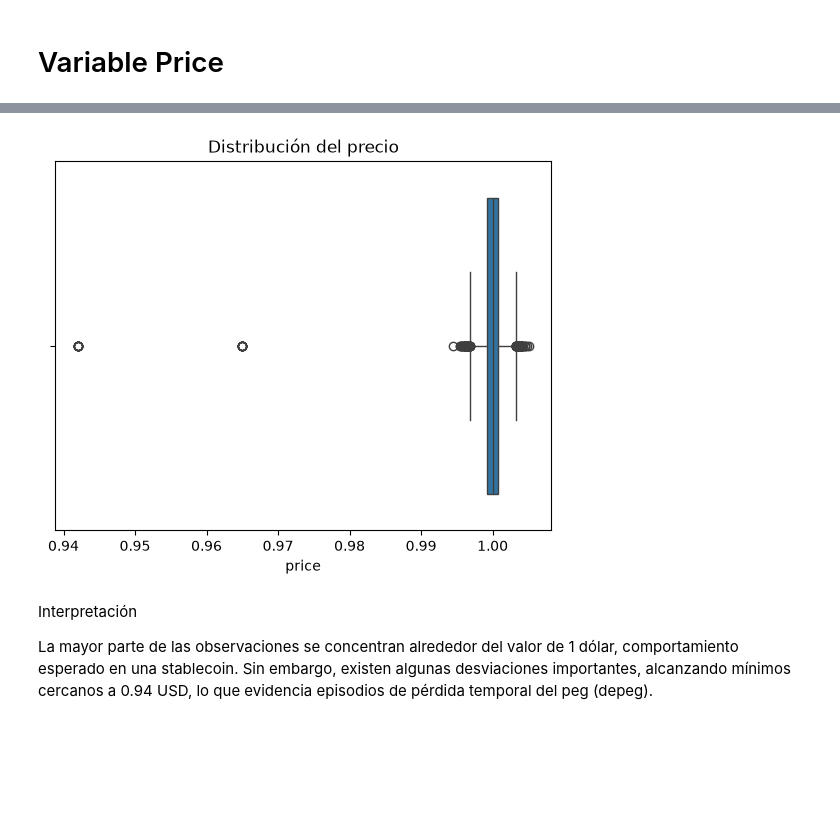
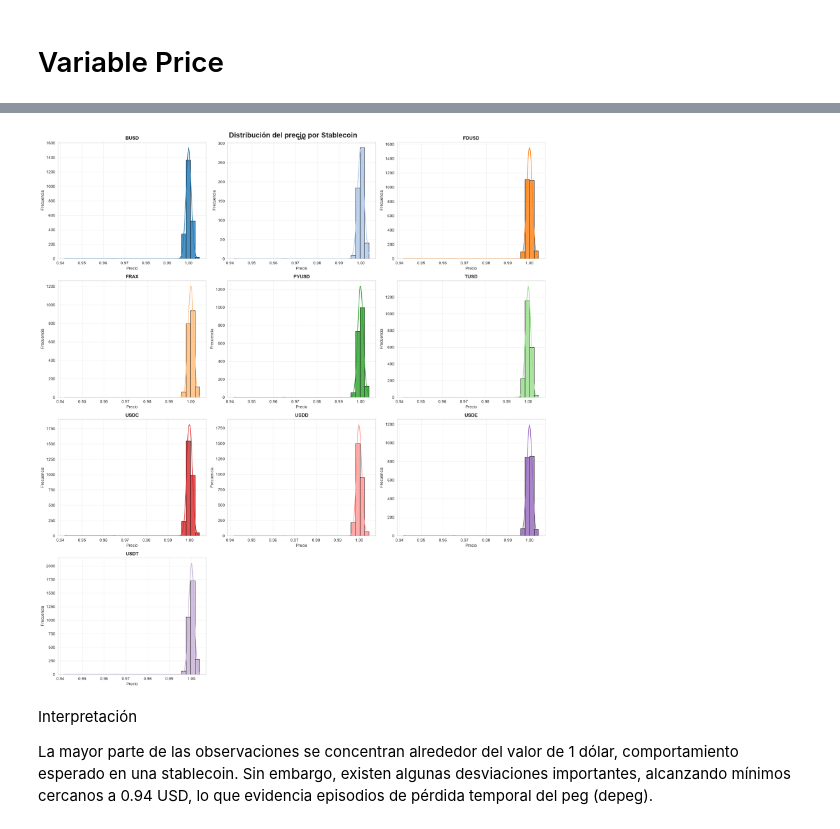
Before and after one commit to Bootcamp-DA-P2/criptoradar, a Jupyter notebook: notebooks/02_analisis_univariado.ipynb, the cells around one changed output, grey strips where cells are left out. Saved outputs shown, nothing was run; the diff lists cells and outputs as text; code cells hidden in the pictures; blank space fills up the shorter version.

Commit message:
Modificacion histograma por moneda

```diff
--- a/notebooks/02_analisis_univariado.ipynb
+++ b/notebooks/02_analisis_univariado.ipynb
@@ -1,6 +1,11 @@
 # %% [markdown]
 # Análisis Univariado del Dataset Stablecoins
 # %%
+# Se importan las librerías necesarias para el análisis de datos y visualización
 import pandas as pd
+import numpy as np
+
 import matplotlib.pyplot as plt
 import seaborn as sns
+
+sns.set_style("whitegrid")
@@ -110,9 +176,12 @@ plt.show()
 # %%
-sns.boxplot(x=df["price"])
-plt.title("Distribución del precio")
-plt.show()
+histograma_por_stablecoin(
+    df,
+    "price",
+    "Distribución del precio por Stablecoin",
+    "Precio"
+)
 # %% [output]
-[figure, old version]
+[figure, new version]
 # %% [markdown]
 Interpretación
 
```
Also changed, not shown: parts of 53 cells of this notebook, 1 other file.
